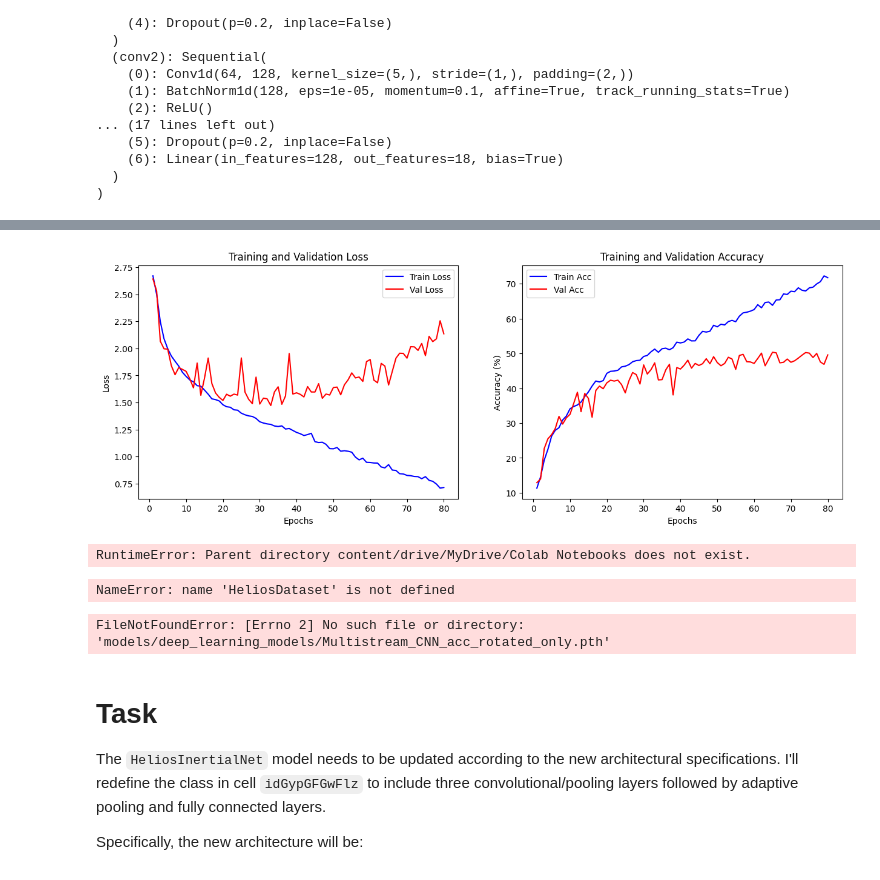
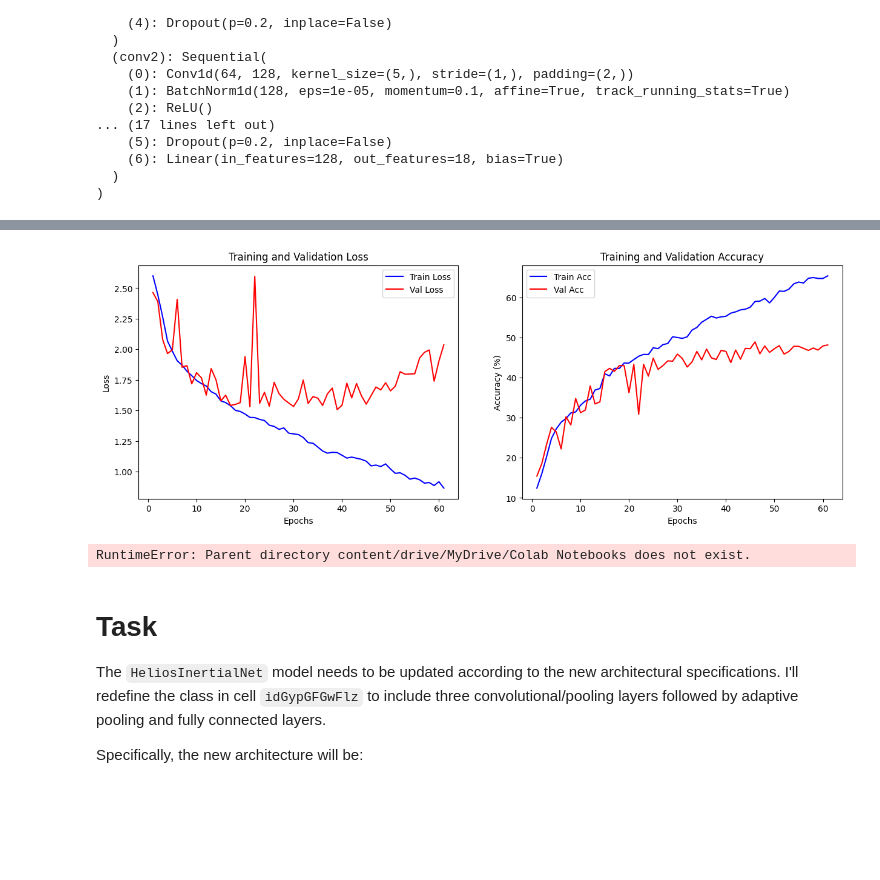
Before and after one commit to m3nadav/sadna, a Jupyter notebook: deep_learning_models.ipynb, the cells around one changed output, grey strips where cells are left out. Cells and saved outputs as stored; diff of their text form; code cells hidden in the pictures; blank space fills up the shorter version.

Commit message:
modle notebook for CNN multistream without rotation

```diff
--- a/deep_learning_models.ipynb
+++ b/deep_learning_models.ipynb
@@ -75,11 +68,10 @@ Index(['row_id', 'sequence_type', 'sequence_id', 'sequence_counter', 'subject',
        'tof_5_v60', 'tof_5_v61', 'tof_5_v62', 'tof_5_v63', 'is_bfrb'],
       dtype='object', length=342)
 # %%
+#class IMUProcessor:
+    #"""Handles coordinate transformations and integration of IMU data."""
+    #GRAVITY_MAGNITUDE = 9.80665
 """
-class IMUProcessor:
-    """Handles coordinate transformations and integration of IMU data."""
-    GRAVITY_MAGNITUDE = 9.80665
-
     def __init__(self, df: pd.DataFrame, dt: float = 1.0):
         self.df = df
         self.dt = dt
@@ -679,6 +657,6 @@ test_seq_ids = testset_df['sequence_id'].unique().tolist()
 
 save_model_and_metadata(model, optimizer, gesture_map, history, train_seq_ids,
                         val_seq_ids, test_seq_ids, scheduler,
-                        filepath='content/drive/MyDrive/Colab Notebooks/Multistream_CNN_acc_only.pth')
+                        filepath='drive/MyDrive/Colab Notebooks/Multistream_CNN_acc_only.pth')
 # %% [output]
 Using device: cpu
@@ -701,4 +679,4 @@ Early stopping triggered after 80 epochs!
-[figure, old version]
+[figure, new version]
 RuntimeError: Parent directory content/drive/MyDrive/Colab Notebooks does not exist.
 # %%
 test_ds = HeliosDataset(testset_df)
@@ -708,8 +686,6 @@ test_loader = DataLoader(
     shuffle=True,
     collate_fn=helios_collate_fn
 )
-# %% [output]
-NameError: name 'HeliosDataset' is not defined
 # %%
 import torch
 from sklearn.metrics import classification_report, confusion_matrix
@@ -762,8 +738,6 @@ plt.title("Confusion Matrix: BFRB vs. Non-BFRB Gestures")
 plt.ylabel('True Gesture')
 plt.xlabel('Predicted Gesture')
 plt.show()
-# %% [output]
-FileNotFoundError: [Errno 2] No such file or directory: 'models/deep_learning_models/Multistream_CNN_acc_rotated_only.pth'
 # %%
 import torch.nn.functional as F
 import numpy as np
```
Also changed, not shown: parts of 6 cells of this notebook.
